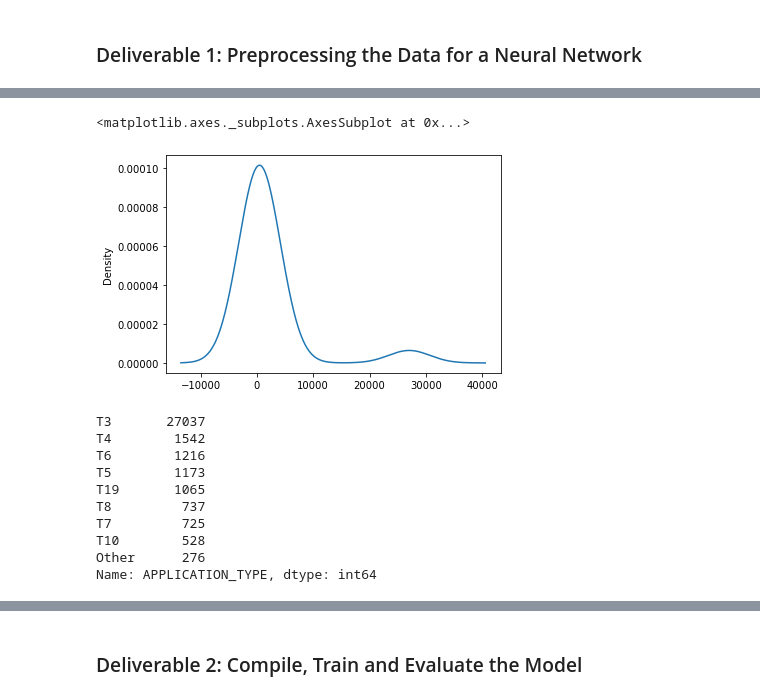
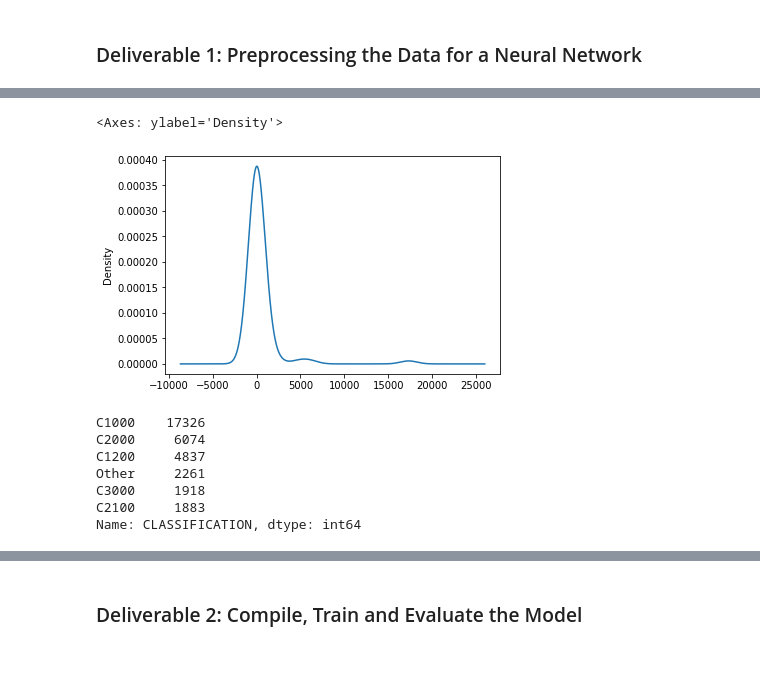
Before and after one commit to daappadurai/Deep_learning_challenge, a Jupyter notebook: AlphabetSoupCharity.ipynb, the cells around one changed output, grey strips where cells are left out. Saved outputs shown, nothing was run; the diff lists cells and outputs as text; code cells hidden in the pictures; blank space fills up the shorter version.

```diff
--- a/AlphabetSoupCharity.ipynb
+++ b/AlphabetSoupCharity.ipynb
@@ -9,7 +11,8 @@ import tensorflow as tf
 
 #  Import and read the charity_data.csv.
 import pandas as pd
-application_df = pd.read_csv("../Resources/charity_data.csv")
+url = "https://raw.githubusercontent.com/daappadurai/Deep_learning_challenge/main/charity_data.csv"
+application_df = pd.read_csv(url)
 application_df.head()
 # %% [output]
 |  | EIN | NAME | APPLICATION_TYPE | AFFILIATION | CLASSIFICATION | USE_CASE | ORGANIZATION | STATUS | ... |
@@ -21,3 +31,4 @@ application_df.head()
 # %%
 # Drop the non-beneficial ID columns, 'EIN' and 'NAME'.
-#  YOUR CODE GOES HERE
+application_df = application_df.drop(columns=["EIN","NAME"], axis=1)
+application_df.head()
@@ -60,0 +146,11 @@ Name: APPLICATION_TYPE, dtype: int64
+# %%
+# Determine which values to replace if counts are less than 500
+application_count = application_df.APPLICATION_TYPE.value_counts()
+replace_application = list(application_count[application_count<500].index)
+
+# Replace in dataframe
+for app in replace_application:
+    application_df.APPLICATION_TYPE = application_df.APPLICATION_TYPE.replace(app,"Other")
+
+# Check to make sure binning was successful
+application_df.APPLICATION_TYPE.value_counts()
@@ -60,0 +168,5 @@ Name: APPLICATION_TYPE, dtype: int64
+# %%
+# Look at CLASSIFICATION value counts for binning
+classification_count = application_df.CLASSIFICATION.value_counts()
+
+classification_count
@@ -61,27 +186,24 @@ Name: APPLICATION_TYPE, dtype: int64
 # %%
-# Visualize the value counts of APPLICATION_TYPE
-#  YOUR CODE GOES HERE
+# Visualize the value counts of CLASSIFICATION
+classification_count.plot.density()
 # %% [output]
-<matplotlib.axes._subplots.AxesSubplot at 0x...>
+<Axes: ylabel='Density'>
-[figure, old version]
+[figure, new version]
 # %%
-# Determine which values to replace if counts are less than ...?
-#  YOUR CODE GOES HERE
+# Determine which values to replace if counts are less than 1800
+replace_class = list(classification_count[classification_count<1800].index)
 
 # Replace in dataframe
-for app in replace_application:
-    application_df.APPLICATION_TYPE = application_df.APPLICATION_TYPE.replace(app,"Other")
+for cls in replace_class:
+    application_df.CLASSIFICATION = application_df.CLASSIFICATION.replace(cls,"Other")
 
 # Check to make sure binning was successful
-application_df.APPLICATION_TYPE.value_counts()
+application_df.CLASSIFICATION.value_counts()
 # %% [output]
-T3       27037
-T4        1542
-T6        1216
-T5        1173
-T19       1065
-T8         737
-T7         725
-T10        528
-Other      276
-Name: APPLICATION_TYPE, dtype: int64
+C1000    17326
+C2000     6074
+C1200     4837
+Other     2261
+C3000     1918
+C2100     1883
+Name: CLASSIFICATION, dtype: int64
```
Also changed, not shown: parts of 44 cells of this notebook.
